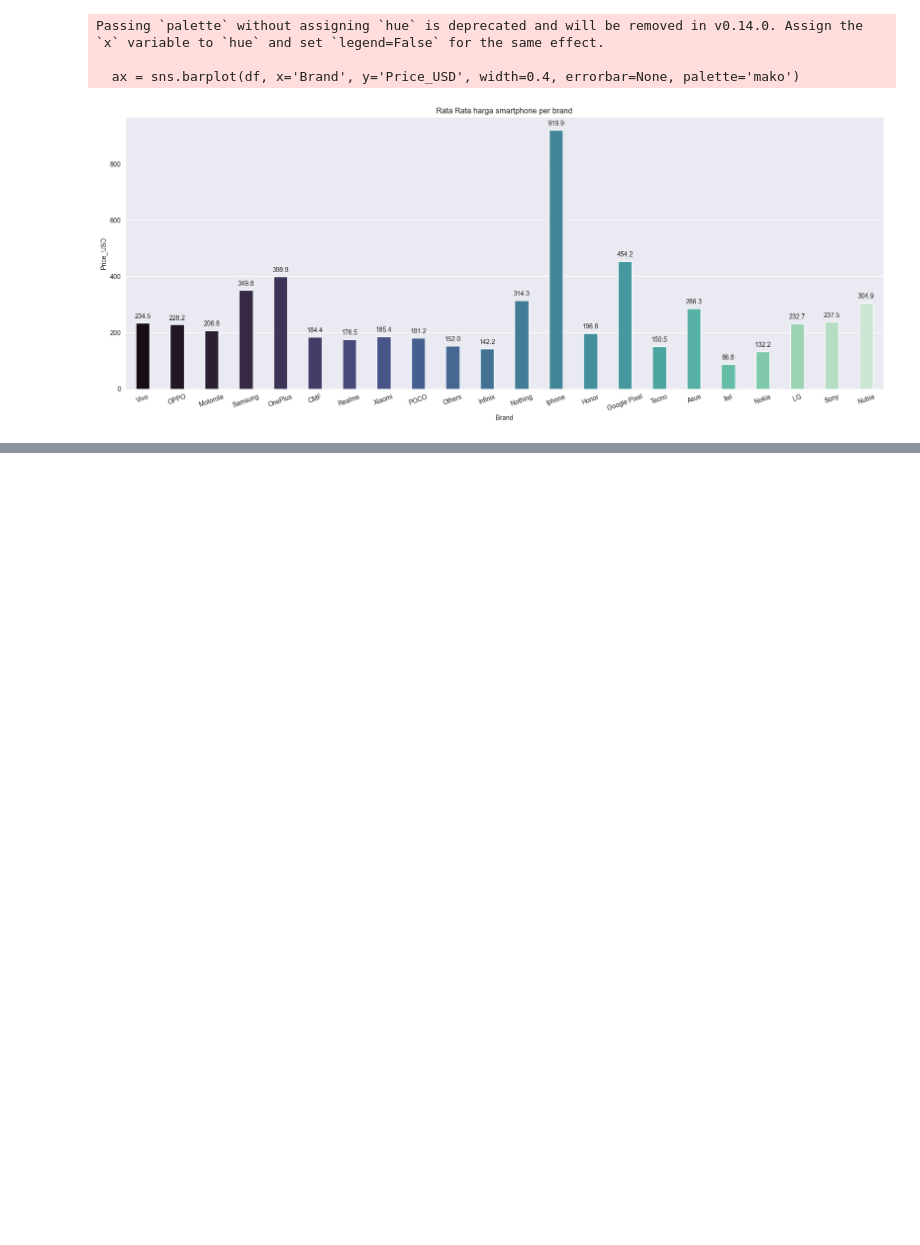
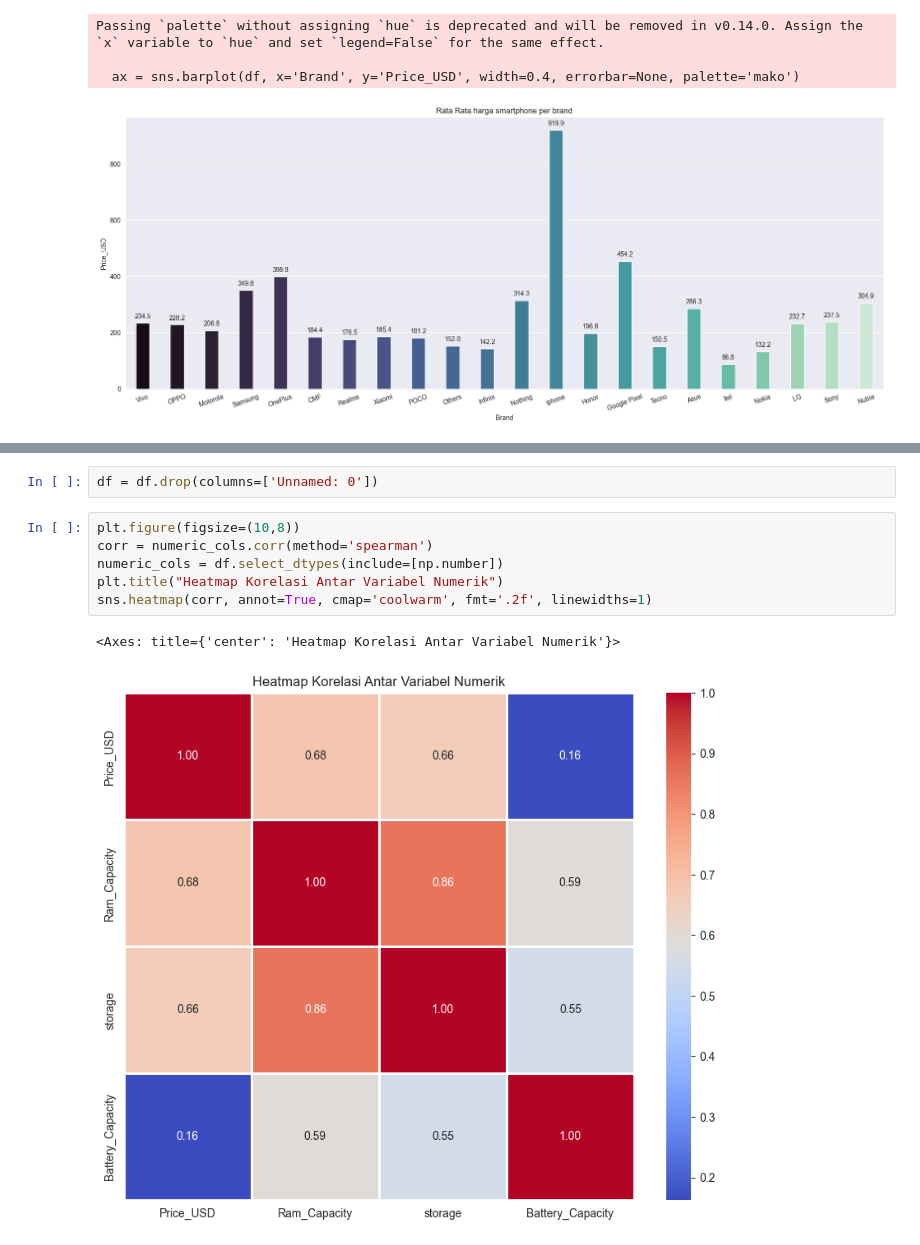
Before and after one commit to BOSU2905/Smartphone_Analysis, a Jupyter notebook: analyze.ipynb, the cells around one changed output, grey strips where cells are left out. Drawn from its saved outputs; the diff is of its cells as text; blank space fills up the shorter version.

```diff
--- a/analyze.ipynb
+++ b/analyze.ipynb
@@ -176,0 +262,11 @@ Passing `palette` without assigning `hue` is deprecated and will be removed in v
+# %%
+df = df.drop(columns=['Unnamed: 0'])
+# %%
+plt.figure(figsize=(10,8))
+corr = numeric_cols.corr(method='spearman')
+numeric_cols = df.select_dtypes(include=[np.number])
+plt.title("Heatmap Korelasi Antar Variabel Numerik")
+sns.heatmap(corr, annot=True, cmap='coolwarm', fmt='.2f', linewidths=1)
+# %% [output]
+<Axes: title={'center': 'Heatmap Korelasi Antar Variabel Numerik'}>
+[figure, added]
```
Also changed, not shown: parts of 9 cells of this notebook.
